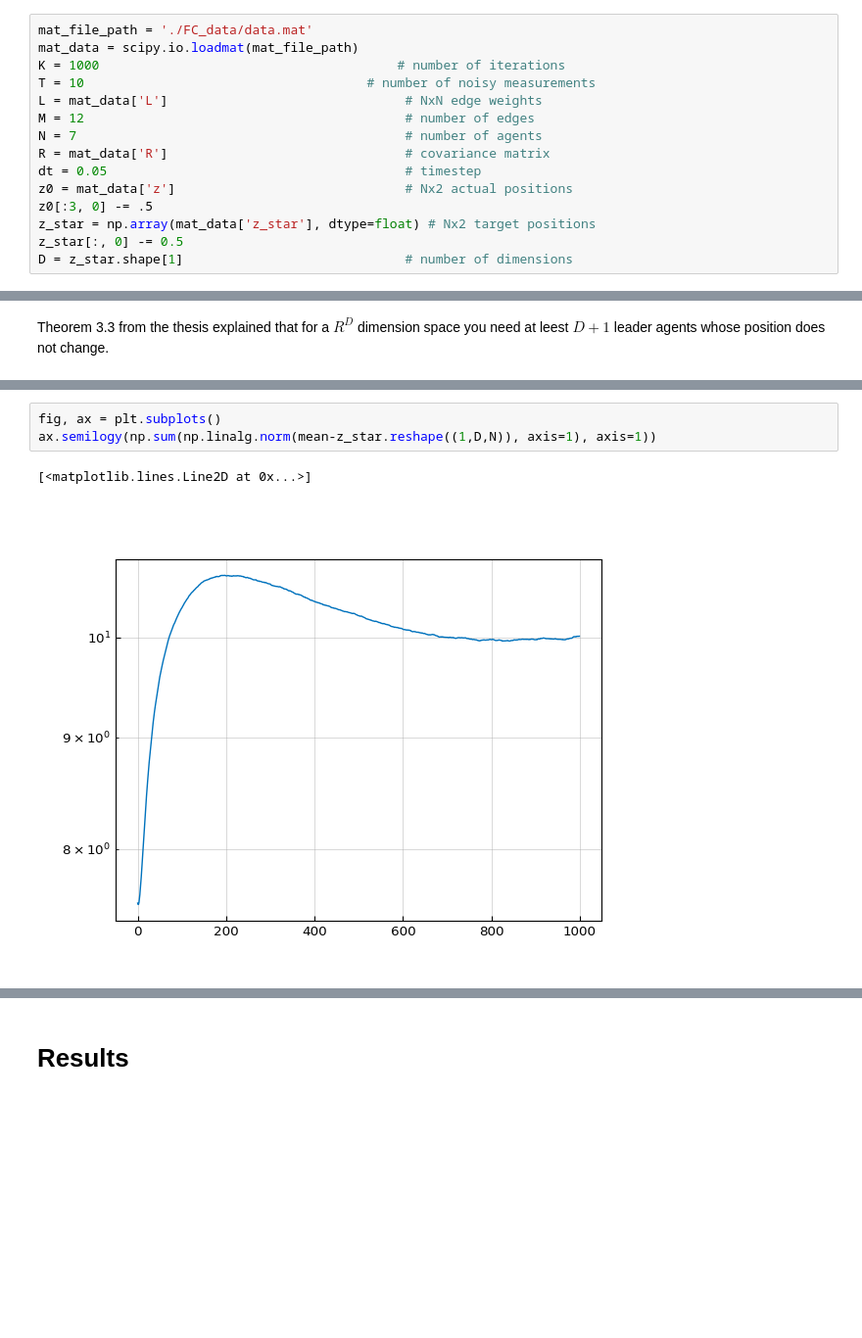
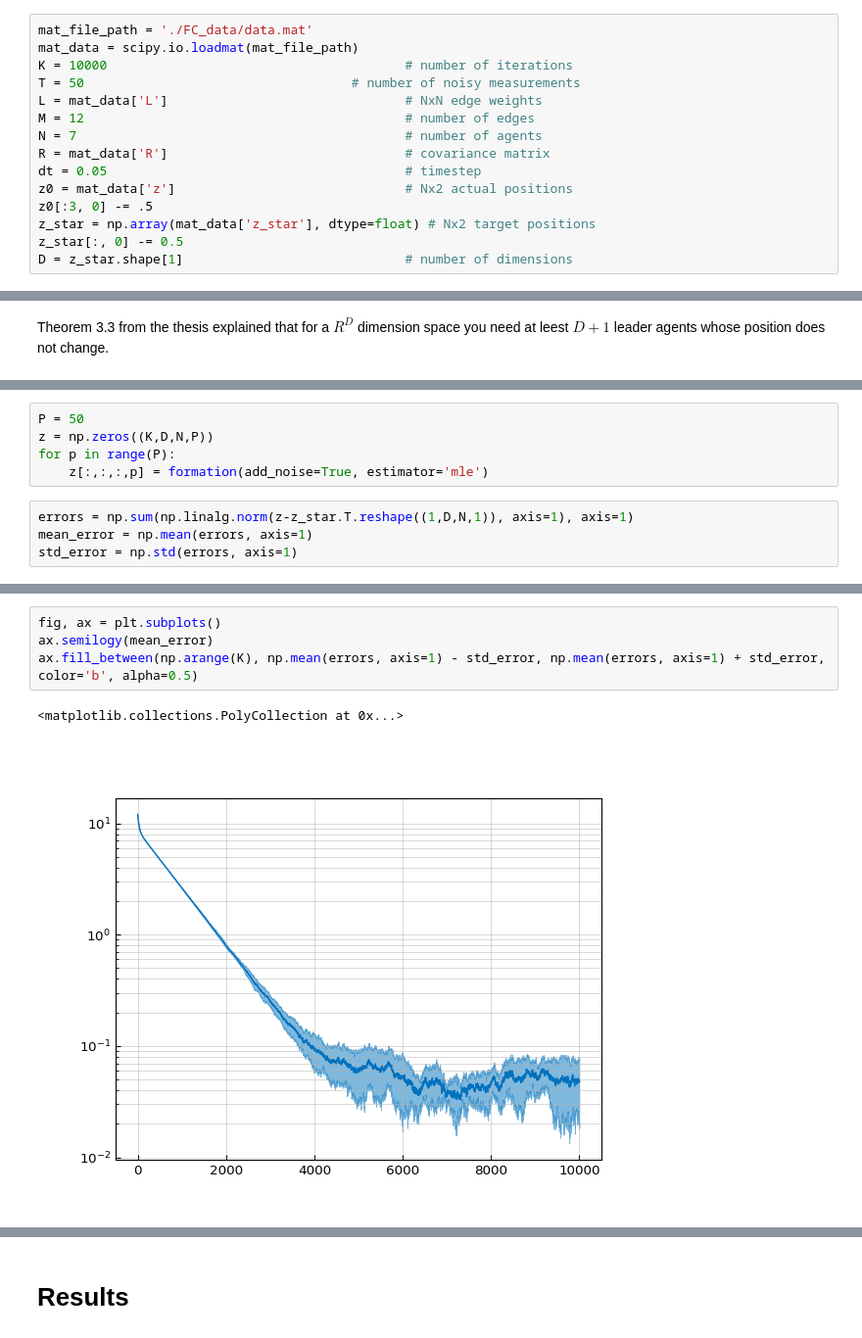
Before and after one commit to wilbertras/drone_swarms, a Jupyter notebook: main.ipynb, the cells around one changed output, grey strips where cells are left out. Shown at 98% size. Saved outputs shown, nothing was run; the diff lists cells and outputs as text; blank space fills up the shorter version.

Commit message:
add variance of error

```diff
--- a/main.ipynb
+++ b/main.ipynb
@@ -16,8 +16,8 @@ colors = ['b', 'o', 'y', 'p', 'g', 'lb', 'r']
 # %%
 mat_file_path = './FC_data/data.mat'
 mat_data = scipy.io.loadmat(mat_file_path)
-K = 1000                                       # number of iterations
-T = 10                                     # number of noisy measurements
+K = 10000                                       # number of iterations
+T = 50                                   # number of noisy measurements
 L = mat_data['L']                               # NxN edge weights
 M = 12                                          # number of edges
 N = 7                                           # number of agents
@@ -182,2 +84,11 @@ KeyboardInterrupt:
+# %%
+P = 50
+z = np.zeros((K,D,N,P))
+for p in range(P):
+    z[:,:,:,p] = formation(add_noise=True, estimator='mle')
+# %%
+errors = np.sum(np.linalg.norm(z-z_star.T.reshape((1,D,N,1)), axis=1), axis=1)
+mean_error = np.mean(errors, axis=1)
+std_error = np.std(errors, axis=1)
 # %%
 fig, ax = plt.subplots()
@@ -202,6 +98,7 @@ plot_formation2(mean, ax)
 # %%
 fig, ax = plt.subplots()
-ax.semilogy(np.sum(np.linalg.norm(mean-z_star.reshape((1,D,N)), axis=1), axis=1))
+ax.semilogy(mean_error)
+ax.fill_between(np.arange(K), np.mean(errors, axis=1) - std_error, np.mean(errors, axis=1) + std_error, color='b', alpha=0.5)
 # %% [output]
-[<matplotlib.lines.Line2D at 0x...>]
+<matplotlib.collections.PolyCollection at 0x...>
-[figure, old version]
+[figure, new version]
```
Also changed, not shown: parts of 16 cells of this notebook, 10 other files.
